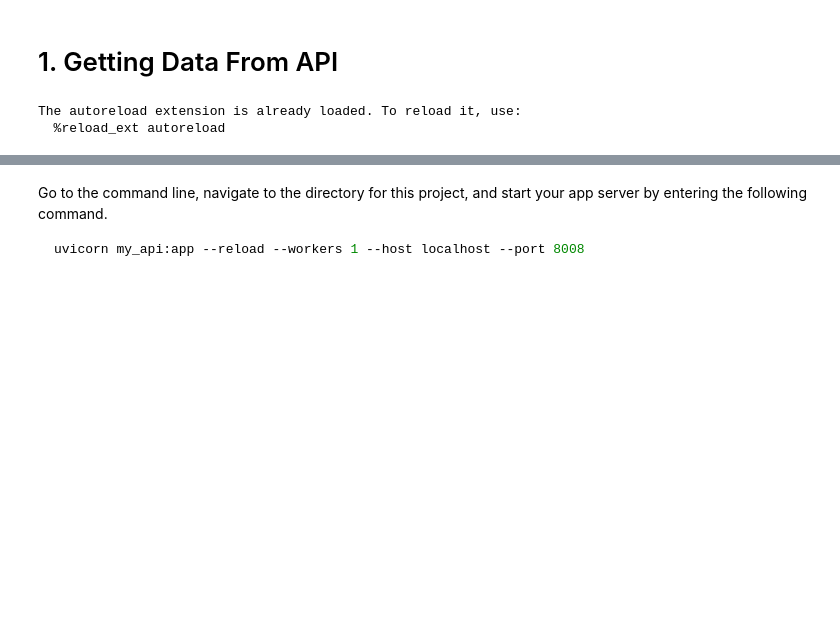
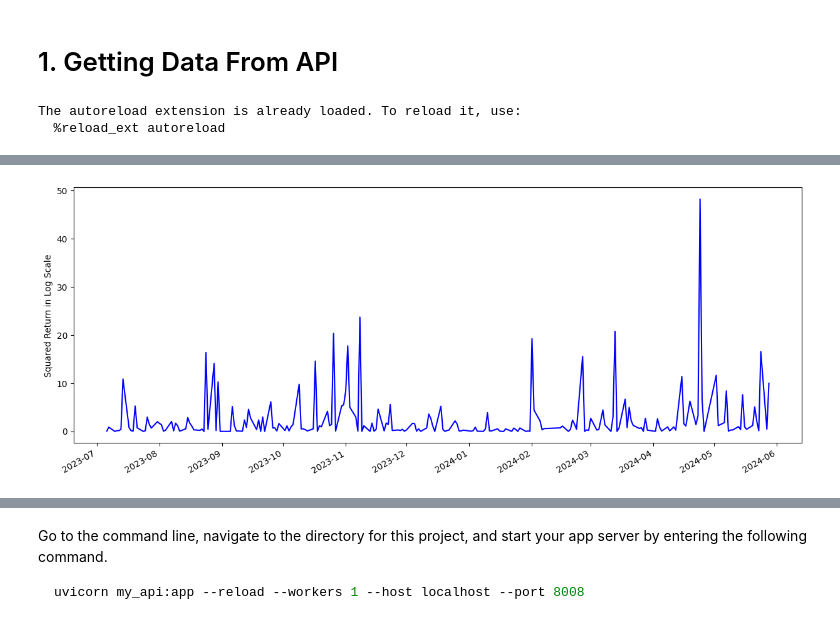
Before and after one commit to haison19952013/Personal-Data-Science-Projects, a Jupyter notebook: Stock Volatility Forecasting In Vietnam/main.ipynb, the cells around one changed output, grey strips where cells are left out. Drawn from its saved outputs; the diff is of its cells as text; code cells hidden in the pictures; blank space fills up the shorter version.

```diff
--- a/Stock Volatility Forecasting In Vietnam/main.ipynb
+++ b/Stock Volatility Forecasting In Vietnam/main.ipynb
@@ -62,0 +143,12 @@ gm_FPT.load()
+# %%
+fig, ax = plt.subplots(figsize=(10, 6))
+
+# Plot squared returns
+(df_wrangle['return']**2).plot(ax = ax, color = 'blue', label = 'Daily Returns')
+
+# Add axis labels
+ax.set_xlabel('')
+ax.set_ylabel('Squared Return in Log Scale');
+# ax.set_yscale('log');
+# %% [output]
+[figure, added]
```
Also changed, not shown: parts of 48 cells of this notebook, 2 other files.
